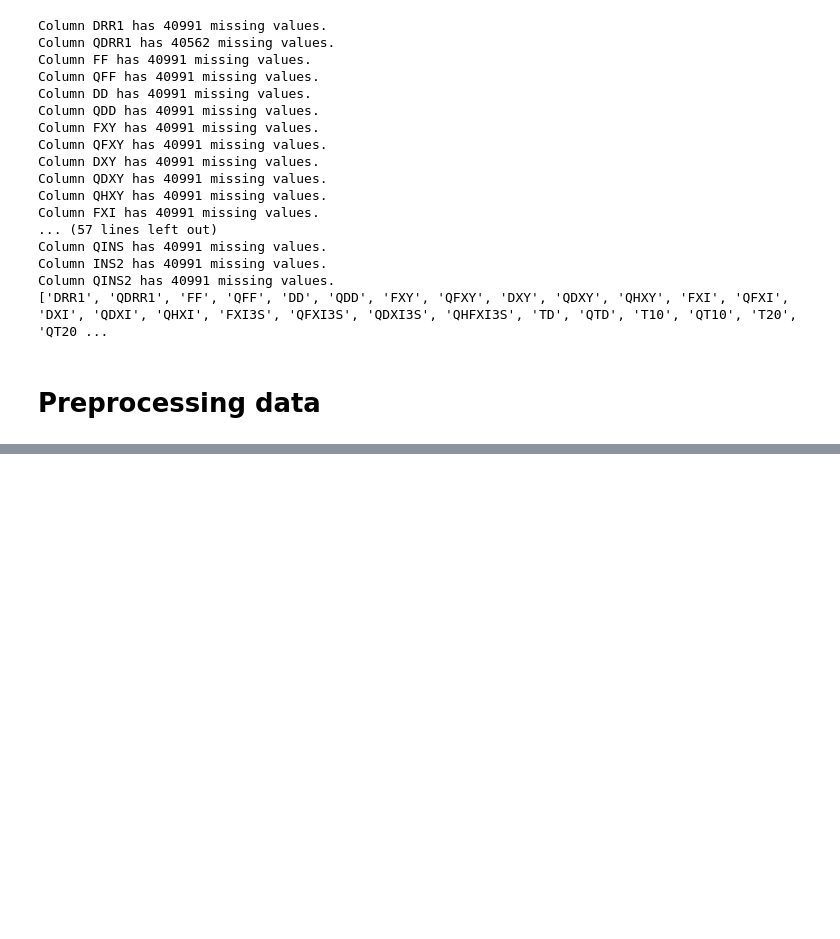
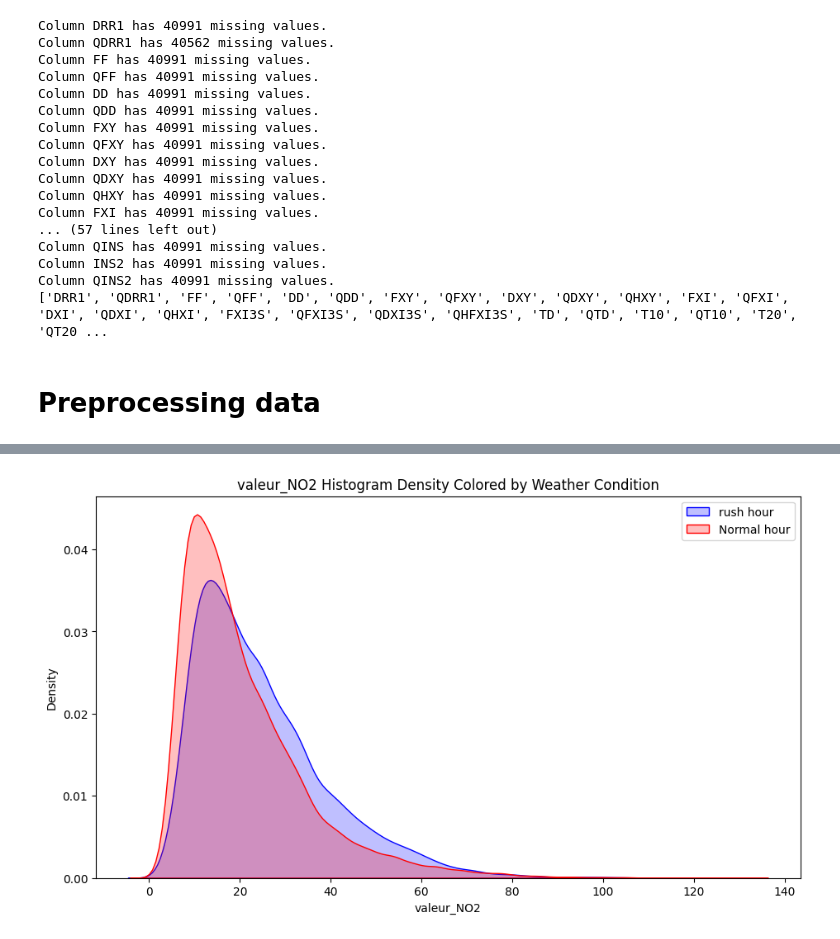
Before and after one commit to julescrevola/air_quality, a Jupyter notebook: notebooks/eda_feat_eng.ipynb, the cells around one changed output, grey strips where cells are left out. Cells and saved outputs as stored; diff of their text form; code cells hidden in the pictures; blank space fills up the shorter version.

Commit message:
Density kernel plot!

```diff
--- a/notebooks/eda_feat_eng.ipynb
+++ b/notebooks/eda_feat_eng.ipynb
@@ -357,0 +371,28 @@ y_test.to_csv("../processed_data/y_test.csv", index=True)
+# %%
+# Importing useful libraries
+import pandas as pd
+import seaborn as sns
+import matplotlib.pyplot as plt
+
+fig, ax = plt.subplots(figsize = (11,6))
+
+sns.kdeplot(
+    df[df['rush_hour'] == 1]['valeur_NO2'],
+    color='blue', label='rush hour', fill=True
+)
+sns.kdeplot(
+    df[df['rush_hour'] == 0]['valeur_NO2'],
+    color='red', label='Normal hour', fill=True
+)
+
+ax.set_xlabel('valeur_NO2')
+ax.set_ylabel('Density')
+ax.set_title('valeur_NO2 Histogram Density Colored by Weather Condition')
+
+ax.legend()
+
+plt.savefig("valeur_NO2_density_vs_weather", dpi=200)
+
+plt.show()
+# %% [output]
+[figure, added]
```
Also changed, not shown: parts of 3 cells of this notebook.
